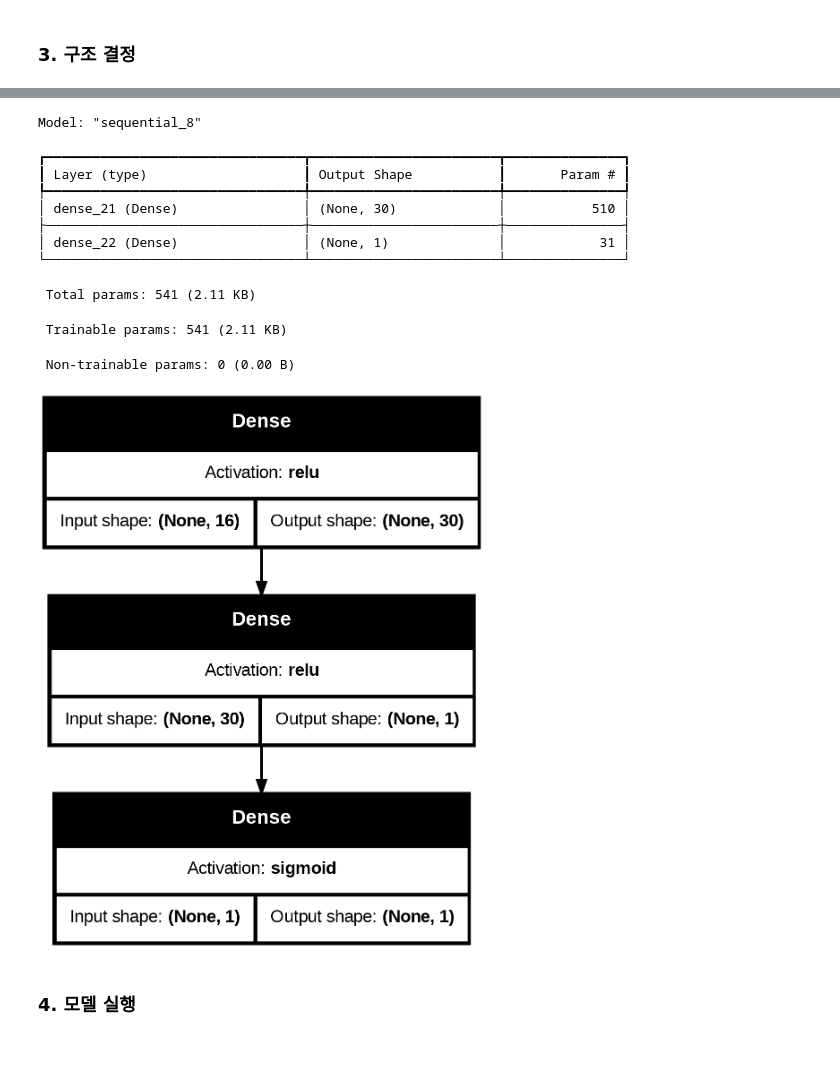
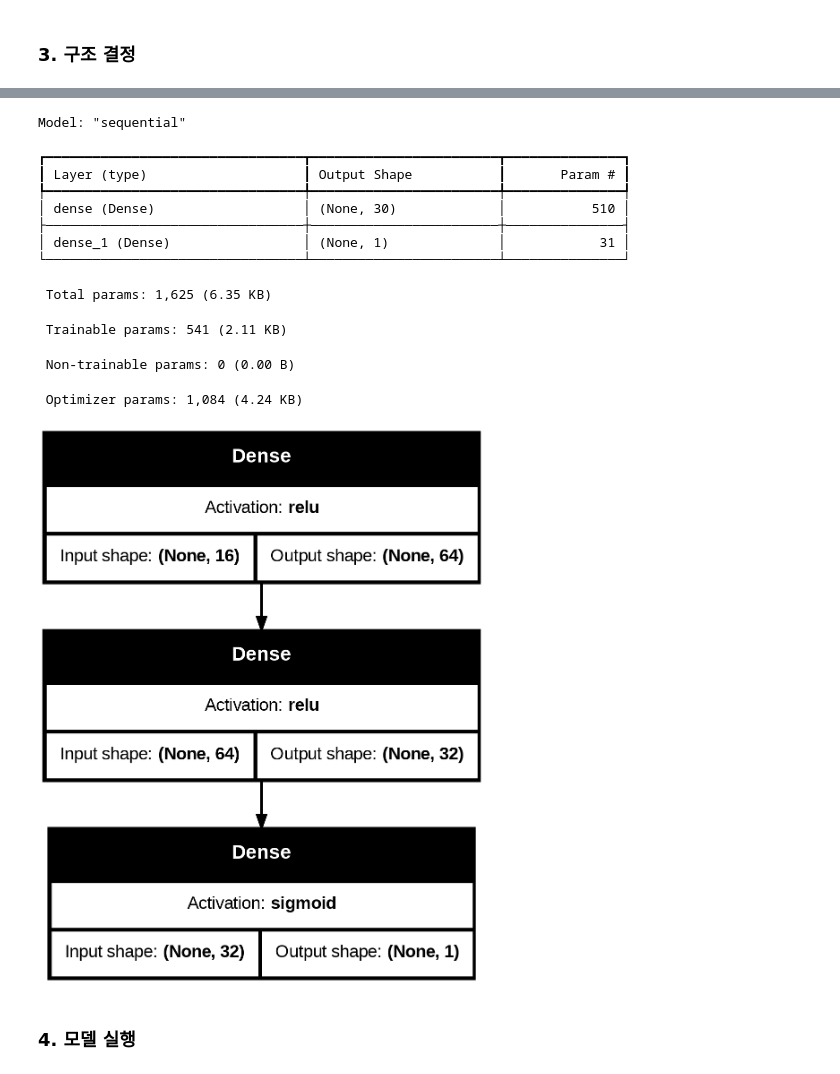
Before and after one commit to MoriartyKang/DL, a Jupyter notebook: easy_deep_learning_principle.ipynb, the cells around one changed output, grey strips where cells are left out. Saved outputs shown, nothing was run; the diff lists cells and outputs as text; code cells hidden in the pictures.

```diff
--- a/easy_deep_learning_principle.ipynb
+++ b/easy_deep_learning_principle.ipynb
@@ -84,25 +84,26 @@ Model: "sequential_8"
 # %%
 model2 = Sequential()
 model2.add(Input(shape=(16,)))
-model2.add(Dense(30,input_dim=64, activation='relu'))
-model2.add(Dense(1, input_dim=32 ,activation= 'relu'))
+model2.add(Dense(64, activation='relu'))
+model2.add(Dense(32, activation= 'relu'))
 model2.add(Dense(1, activation= 'sigmoid'))
 
 model.summary()
 plot_model(model2,show_shapes=True, show_layer_activations=True)
 # %% [output]
-Model: "sequential_8"
+Model: "sequential"
 ┏━━━━━━━━━━━━━━━━━━━━━━━━━━━━━━━━━┳━━━━━━━━━━━━━━━━━━━━━━━━┳━━━━━━━━━━━━━━━┓
 ┃ Layer (type)                    ┃ Output Shape           ┃       Param # ┃
 ┡━━━━━━━━━━━━━━━━━━━━━━━━━━━━━━━━━╇━━━━━━━━━━━━━━━━━━━━━━━━╇━━━━━━━━━━━━━━━┩
-│ dense_21 (Dense)                │ (None, 30)             │           510 │
+│ dense (Dense)                   │ (None, 30)             │           510 │
 ├─────────────────────────────────┼────────────────────────┼───────────────┤
-│ dense_22 (Dense)                │ (None, 1)              │            31 │
+│ dense_1 (Dense)                 │ (None, 1)              │            31 │
 └─────────────────────────────────┴────────────────────────┴───────────────┘
- Total params: 541 (2.11 KB)
+ Total params: 1,625 (6.35 KB)
  Trainable params: 541 (2.11 KB)
  Non-trainable params: 0 (0.00 B)
+ Optimizer params: 1,084 (4.24 KB)
-[figure, old version]
+[figure, new version]
 # %% [markdown]
 ### 4. 모델 실행
 # %%
```
Also changed, not shown: parts of 12 cells of this notebook.
